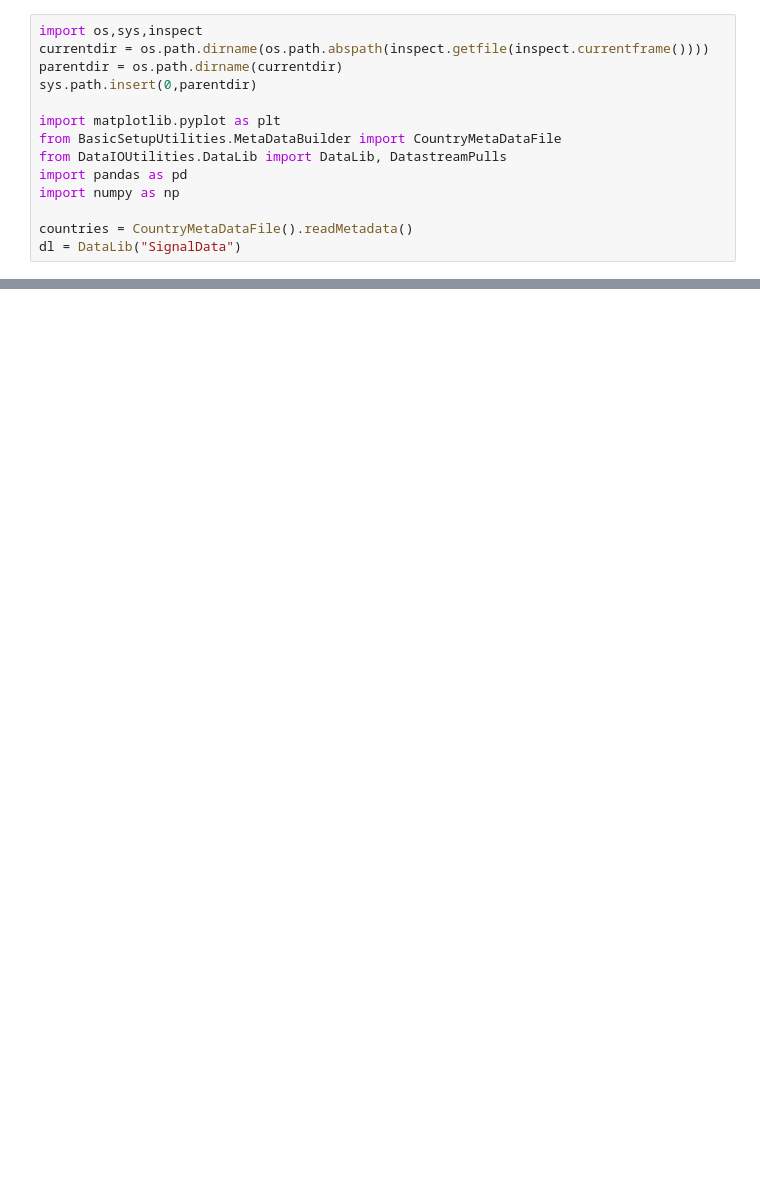
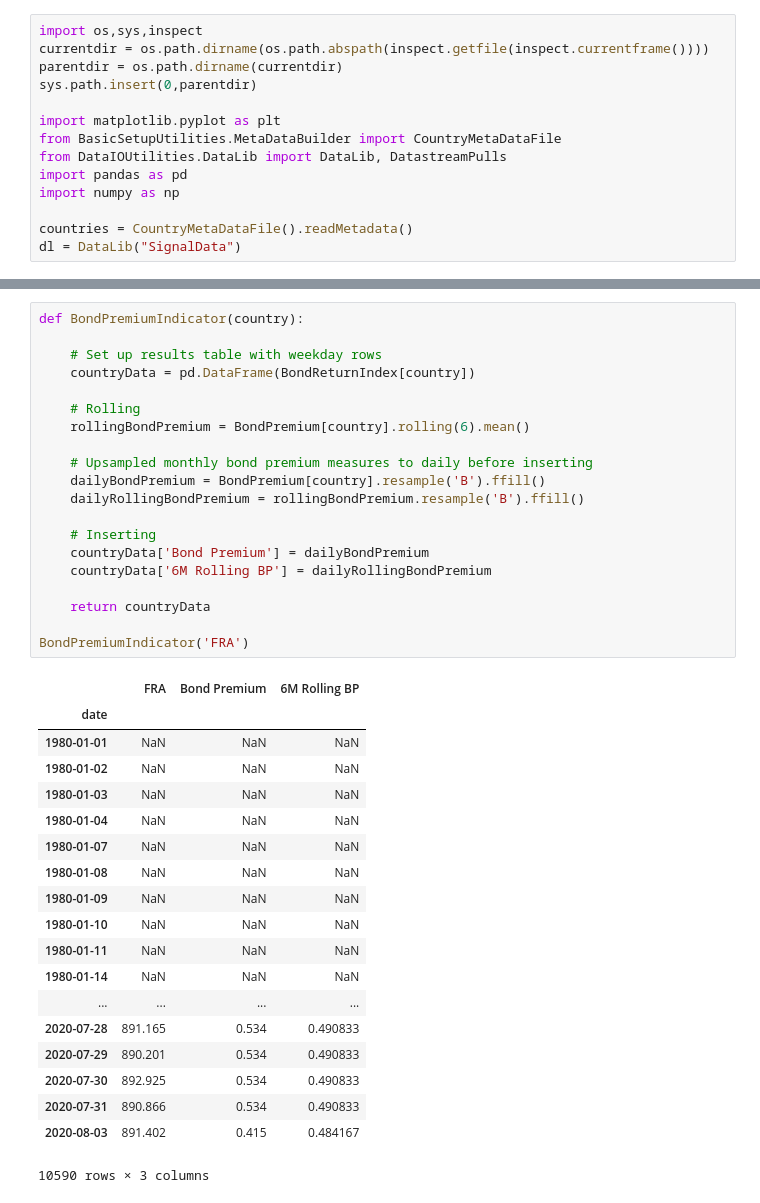
Before and after one commit to Mike-Huntress/Internship2020, a Jupyter notebook: Project.ipynb, the cells around one changed output, grey strips where cells are left out. Drawn from its saved outputs; the diff is of its cells as text; blank space fills up the shorter version.

```diff
--- a/Project.ipynb
+++ b/Project.ipynb
@@ -144,0 +79,40 @@ Freq: M, Name: FRA, Length: 488, dtype: float64
+# %%
+def BondPremiumIndicator(country):
+
+    # Set up results table with weekday rows
+    countryData = pd.DataFrame(BondReturnIndex[country])
+
+    # Rolling
+    rollingBondPremium = BondPremium[country].rolling(6).mean()
+
+    # Upsampled monthly bond premium measures to daily before inserting
+    dailyBondPremium = BondPremium[country].resample('B').ffill()
+    dailyRollingBondPremium = rollingBondPremium.resample('B').ffill()
+
+    # Inserting
+    countryData['Bond Premium'] = dailyBondPremium
+    countryData['6M Rolling BP'] = dailyRollingBondPremium
+
+    return countryData
+
+BondPremiumIndicator('FRA')
+# %% [output]
+|  | FRA | Bond Premium | 6M Rolling BP |
+| date |  |  |  |
+| 1980-01-01 | NaN | NaN | NaN |
+| 1980-01-02 | NaN | NaN | NaN |
+| 1980-01-03 | NaN | NaN | NaN |
+| 1980-01-04 | NaN | NaN | NaN |
+| 1980-01-07 | NaN | NaN | NaN |
+| 1980-01-08 | NaN | NaN | NaN |
+| 1980-01-09 | NaN | NaN | NaN |
+| 1980-01-10 | NaN | NaN | NaN |
+| 1980-01-11 | NaN | NaN | NaN |
+| 1980-01-14 | NaN | NaN | NaN |
+| ... | ... | ... | ... |
+| 2020-07-28 | 891.165 | 0.534 | 0.490833 |
+| 2020-07-29 | 890.201 | 0.534 | 0.490833 |
+| 2020-07-30 | 892.925 | 0.534 | 0.490833 |
+| 2020-07-31 | 890.866 | 0.534 | 0.490833 |
+| 2020-08-03 | 891.402 | 0.415 | 0.484167 |
+10590 rows × 3 columns
```
Also changed, not shown: parts of 7 cells of this notebook.
